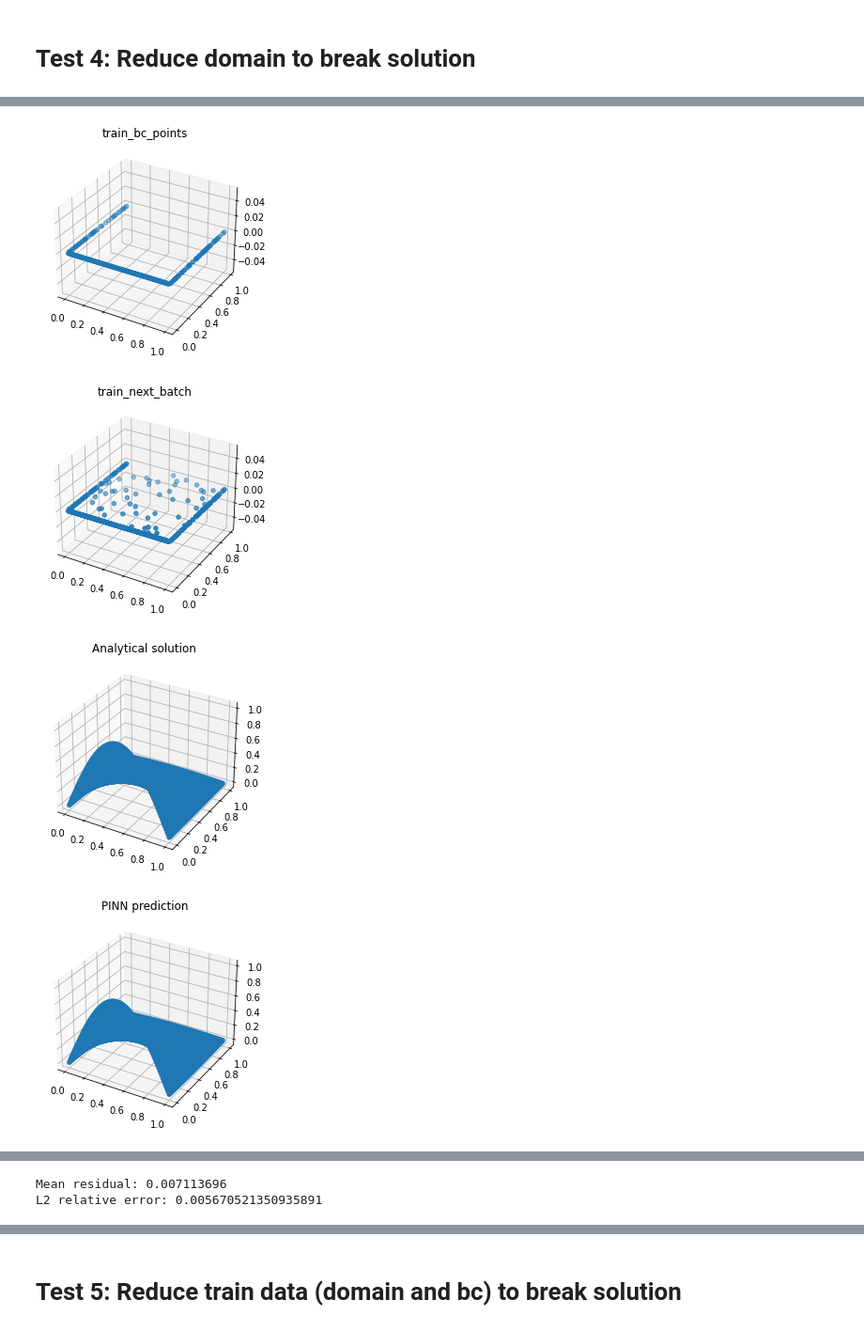
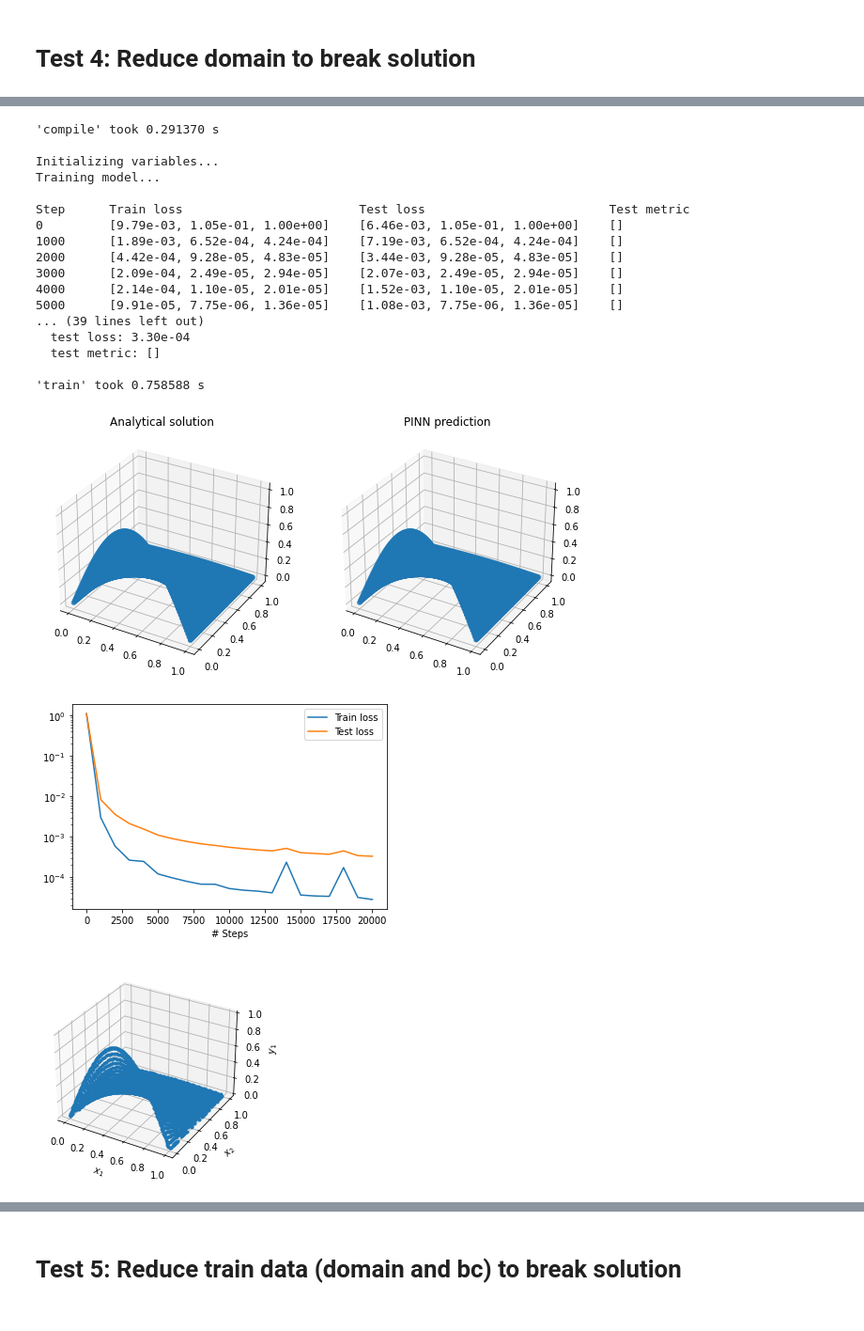
Before and after one commit to ykhas/2515_proj, a Jupyter notebook: heat_1d_bar_experiment.ipynb, the cells around one changed output, grey strips where cells are left out. Shown at 94% size. Drawn from its saved outputs; the diff is of its cells as text; code cells hidden in the pictures.

```diff
--- a/heat_1d_bar_experiment.ipynb
+++ b/heat_1d_bar_experiment.ipynb
@@ -33,7 +33,7 @@ def pde(x, y):
     dy_xx = dde.grad.hessian(y, x, i=0, j=0)
     return dy_t - const_params.a*dy_xx
 
-def create_model_and_train(const_params: PinnConstParam, test_params: PinnTestParam):
+def create_model(const_params: PinnConstParam, test_params: PinnTestParam):
     # Computational geometry:
     geom = dde.geometry.Interval(0, const_params.L)
     timedomain = dde.geometry.TimeDomain(0, const_params.t_end)
@@ -45,7 +45,7 @@ def create_model_and_train(const_params: PinnConstParam, test_params: PinnTestPa
         geomtime, lambda x: np.sin(const_params.n*np.pi*x[:, 0:1]/const_params.L) , lambda _, on_initial: on_initial
         )
 
-    data = dde.data.TimePDE(
+    geomtime_data = dde.data.TimePDE(
         geomtime, pde, [bc, ic],
         num_domain=test_params.d_num_domain,
         num_boundary=test_params.d_num_boundary,
@@ -59,15 +59,18 @@ def create_model_and_train(const_params: PinnConstParam, test_params: PinnTestPa
         "tanh",
         "Glorot normal")
 
-    model = dde.Model(data, net)
+    model = dde.Model(geomtime_data, net)
 
+    return geomtime_data, model
+
+def train_model(model):
     # Build and train the model:
     model.compile("adam", lr=1e-3)
     model.train(epochs=20000)
     model.compile("L-BFGS")
     losshistory, train_state = model.train()
 
-    return data, model, losshistory, train_state
+    return losshistory, train_state
 
 def plot_train_data(geomtime_data):
     X_bc_train = geomtime_data.bc_points()
@@ -303,6 +267,7 @@ L2 relative error: 0.2677112808988169
 test_params = PinnTestParam()
 test_params.d_num_domain = 50
 
-geomtime_data, model, losshistory, train_state = create_model_and_train(const_params, test_params)
+geomtime_data, model = create_model(const_params, test_params)
+plot_train_data(geomtime_data)
 # %% [output]
 Warning: 2540 points required, but 2550 points sampled.
@@ -346,4 +277,5 @@ Step      Train loss                        Test loss                         Te
 # %%
-plot_train_data(geomtime_data)
+# Train model and output results
+losshistory, train_state = train_model(model)
 predict_and_output_report(X_test, y_true, model, losshistory, train_state)
 # %% [output]
@@ -352,4 +286,20 @@ train_next_batch shape (530, 2)
+'compile' took 0.291370 s
+
+Initializing variables...
+Training model...
+
+Step      Train loss                        Test loss                         Test metric
+0         [9.79e-03, 1.05e-01, 1.00e+00]    [6.46e-03, 1.05e-01, 1.00e+00]    []
+1000      [1.89e-03, 6.52e-04, 4.24e-04]    [7.19e-03, 6.52e-04, 4.24e-04]    []
+2000      [4.42e-04, 9.28e-05, 4.83e-05]    [3.44e-03, 9.28e-05, 4.83e-05]    []
+3000      [2.09e-04, 2.49e-05, 2.94e-05]    [2.07e-03, 2.49e-05, 2.94e-05]    []
+4000      [2.14e-04, 1.10e-05, 2.01e-05]    [1.52e-03, 1.10e-05, 2.01e-05]    []
+5000      [9.91e-05, 7.75e-06, 1.36e-05]    [1.08e-03, 7.75e-06, 1.36e-05]    []
+... (39 lines left out)
+  test loss: 3.30e-04
+  test metric: []
+
+'train' took 0.758588 s
-[figure, old version]
+[figure, new version]
-[figure, old version]
+[figure, new version]
-[figure, old version]
+[figure, new version]
-[figure, removed]
@@ -358,2 +305,0 @@ train_next_batch shape (530, 2)
-Mean residual: 0.007113696
-L2 relative error: 0.005670521350935891
```
Also changed, not shown: parts of 12 cells of this notebook.
